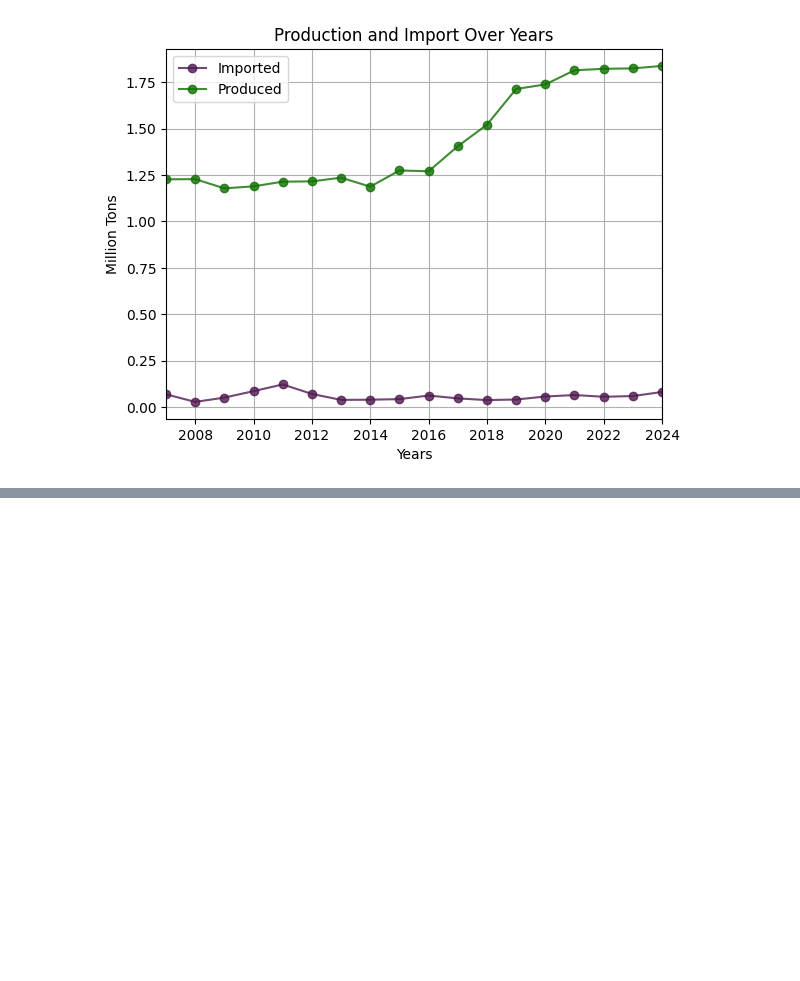
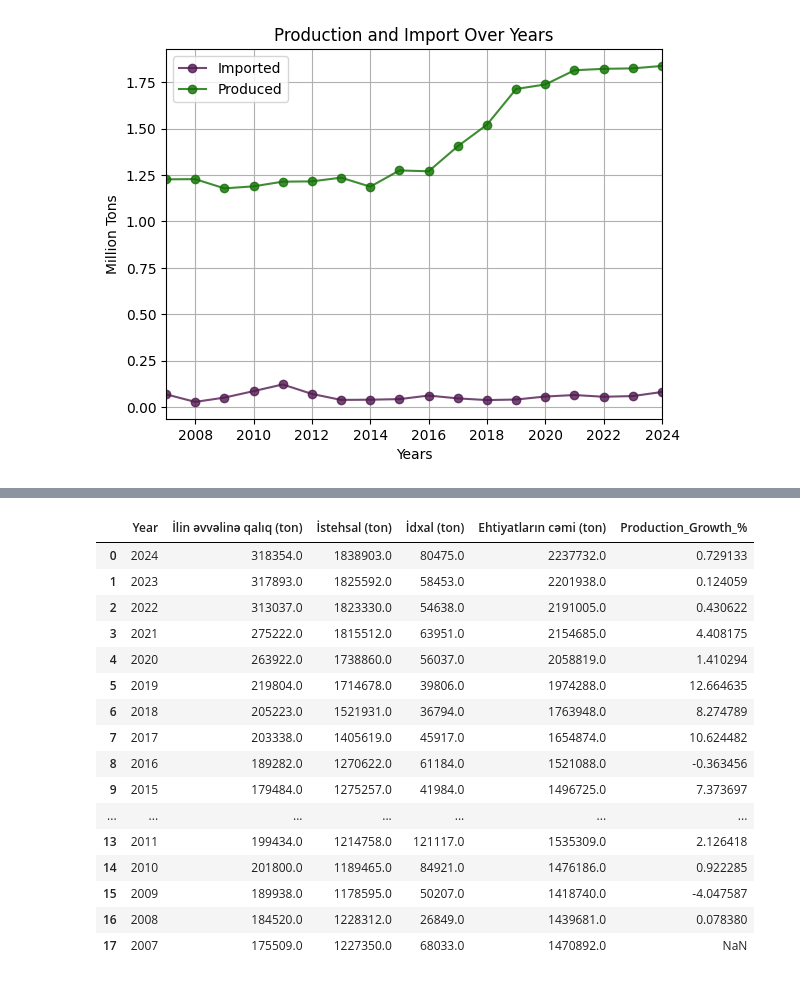
Before and after one commit to sananasgrv/idda-dataset-visualization-, a Jupyter notebook: All _Types_of_Reserves/core_base.ipynb, the cells around one changed output, grey strips where cells are left out. Cells and saved outputs as stored; diff of their text form; code cells hidden in the pictures; blank space fills up the shorter version.

```diff
--- a/core_base.ipynb
+++ b/All _Types_of_Reserves/core_base.ipynb
@@ -90,0 +92,22 @@ plt.show()
+# %%
+#Growth's chart
+df["Production_Growth_%"] = df["İstehsal (ton)"].pct_change(periods=-1) * 100
+df
+# %% [output]
+|  | Year | İlin əvvəlinə qalıq (ton) | İstehsal (ton) | İdxal (ton) | Ehtiyatların cəmi (ton) | Production_Growth_% |
+| 0 | 2024 | 318354.0 | 1838903.0 | 80475.0 | 2237732.0 | 0.729133 |
+| 1 | 2023 | 317893.0 | 1825592.0 | 58453.0 | 2201938.0 | 0.124059 |
+| 2 | 2022 | 313037.0 | 1823330.0 | 54638.0 | 2191005.0 | 0.430622 |
+| 3 | 2021 | 275222.0 | 1815512.0 | 63951.0 | 2154685.0 | 4.408175 |
+| 4 | 2020 | 263922.0 | 1738860.0 | 56037.0 | 2058819.0 | 1.410294 |
+| 5 | 2019 | 219804.0 | 1714678.0 | 39806.0 | 1974288.0 | 12.664635 |
+| 6 | 2018 | 205223.0 | 1521931.0 | 36794.0 | 1763948.0 | 8.274789 |
+| 7 | 2017 | 203338.0 | 1405619.0 | 45917.0 | 1654874.0 | 10.624482 |
+| 8 | 2016 | 189282.0 | 1270622.0 | 61184.0 | 1521088.0 | -0.363456 |
+| 9 | 2015 | 179484.0 | 1275257.0 | 41984.0 | 1496725.0 | 7.373697 |
+| ... | ... | ... | ... | ... | ... | ... |
+| 13 | 2011 | 199434.0 | 1214758.0 | 121117.0 | 1535309.0 | 2.126418 |
+| 14 | 2010 | 201800.0 | 1189465.0 | 84921.0 | 1476186.0 | 0.922285 |
+| 15 | 2009 | 189938.0 | 1178595.0 | 50207.0 | 1418740.0 | -4.047587 |
+| 16 | 2008 | 184520.0 | 1228312.0 | 26849.0 | 1439681.0 | 0.078380 |
+| 17 | 2007 | 175509.0 | 1227350.0 | 68033.0 | 1470892.0 | NaN |
```
Also changed, not shown: parts of 3 cells of this notebook, 1 other file.
